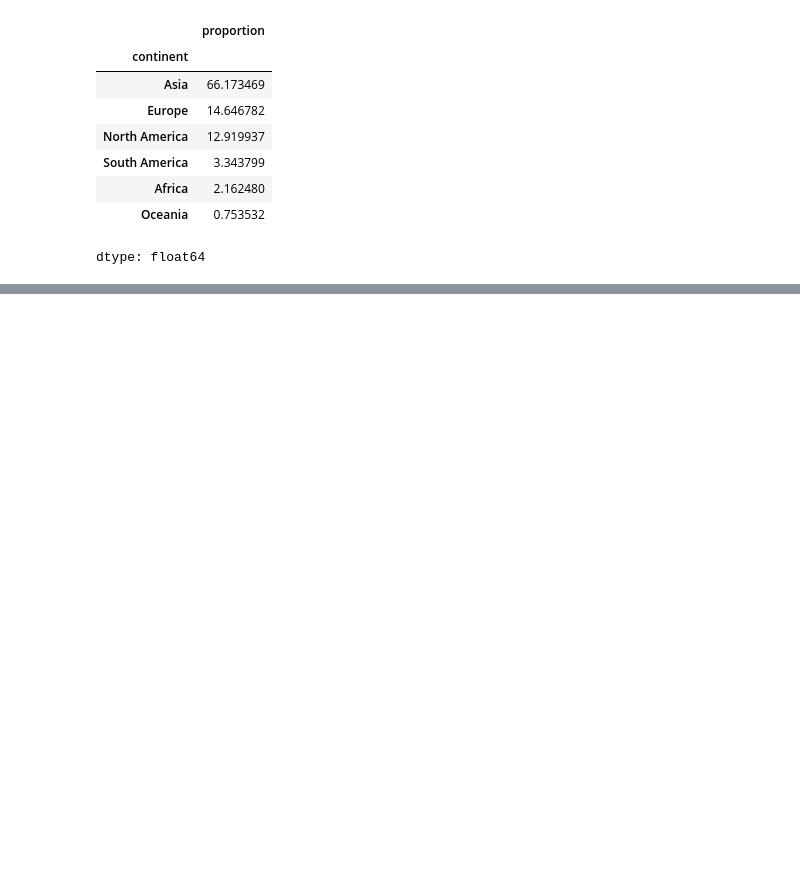
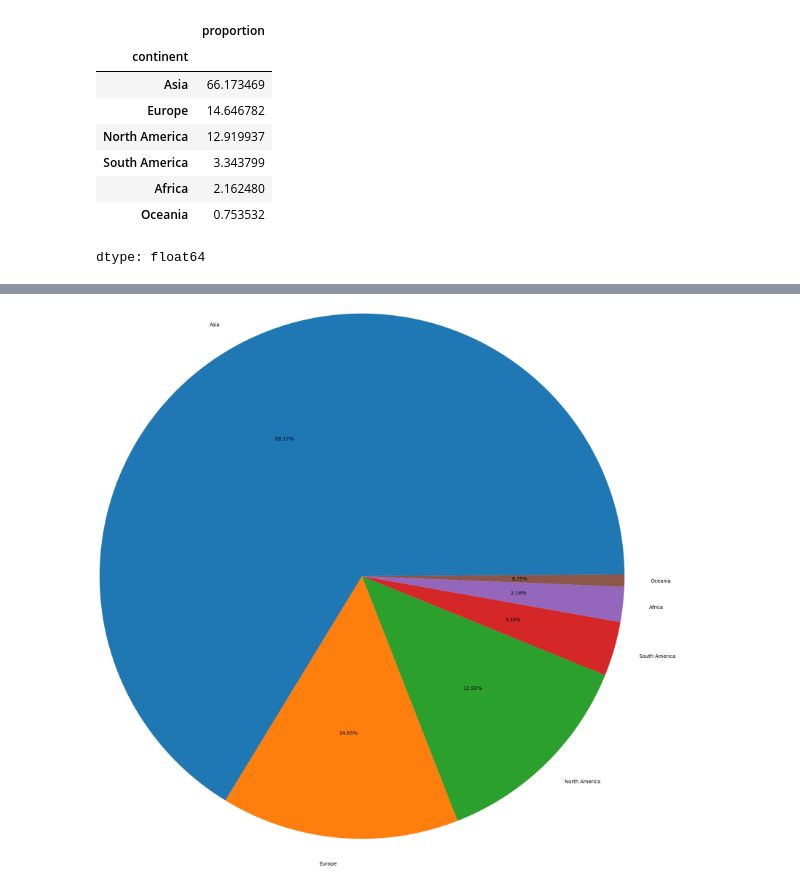
Before and after one commit to Shamitha018/Pandas, a Jupyter notebook: O_2_12_2025_Pandas_Session_4.ipynb, the cells around one changed output, grey strips where cells are left out. Cells and saved outputs as stored; diff of their text form; code cells hidden in the pictures; blank space fills up the shorter version.

```diff
--- a/O_2_12_2025_Pandas_Session_4.ipynb
+++ b/O_2_12_2025_Pandas_Session_4.ipynb
@@ -227,0 +236,5 @@ dtype: float64
+# %%
+plt.pie(count,labels = labels, autopct='%1.2f%%', startangle = 0.4, radius=5)
+plt.show()
+# %% [output]
+[figure, added]
```
Also changed, not shown: parts of 24 cells of this notebook.
